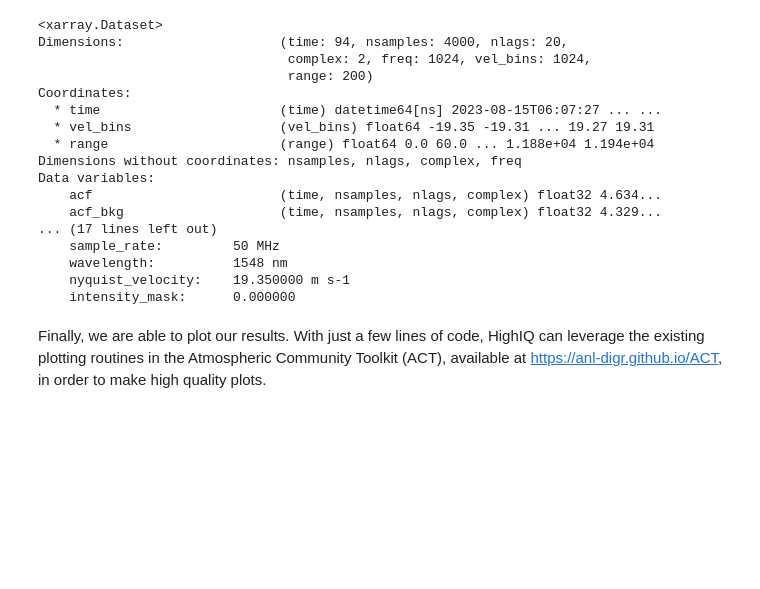
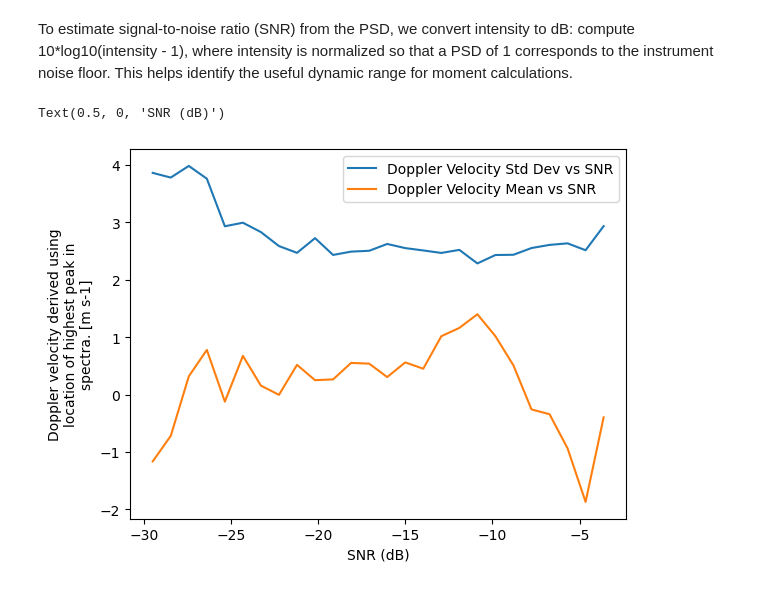
Before and after one commit to rcjackson/HighIQ, a Jupyter notebook: notebooks/HighIQ example notebook.ipynb, the cells around one changed output. Cells and saved outputs as stored; diff of their text form; code cells hidden in the pictures; blank space fills up the shorter version.

```diff
--- a/notebooks/HighIQ example notebook.ipynb
+++ b/notebooks/HighIQ example notebook.ipynb
@@ -122,24 +125,14 @@ The final step is to retrieve the lidar moments from the Doppler spectra. HighIQ
-# %%
-my_ds = highiq.calc.get_lidar_moments(ds)
-my_ds
-# %% [output]
-<xarray.Dataset>
-Dimensions:                    (time: 94, nsamples: 4000, nlags: 20,
-                                complex: 2, freq: 1024, vel_bins: 1024,
-                                range: 200)
-Coordinates:
-  * time                       (time) datetime64[ns] 2023-08-15T06:07:27 ... ...
-  * vel_bins                   (vel_bins) float64 -19.35 -19.31 ... 19.27 19.31
-  * range                      (range) float64 0.0 60.0 ... 1.188e+04 1.194e+04
-Dimensions without coordinates: nsamples, nlags, complex, freq
-Data variables:
-    acf                        (time, nsamples, nlags, complex) float32 4.634...
-    acf_bkg                    (time, nsamples, nlags, complex) float32 4.329...
-... (17 lines left out)
-    sample_rate:         50 MHz
-    wavelength:          1548 nm
-    nyquist_velocity:    19.350000 m s-1
-    intensity_mask:      0.000000
-# %% [markdown]
-Finally, we are able to plot our results. With just a few lines of code, HighIQ can leverage the existing plotting
-routines in the Atmospheric Community Toolkit (ACT), available at https://anl-digr.github.io/ACT, in order to make high quality plots.
+# %% [markdown]
+To estimate signal-to-noise ratio (SNR) from the PSD, we convert intensity to dB: compute 10*log10(intensity - 1), where intensity is normalized so that a PSD of 1 corresponds to the instrument noise floor. This helps identify the useful dynamic range for moment calculations.
+# %%
+ds["radial_velocity_max_peak"].groupby_bins(
+    np.log10(ds["intensity"] - 1) * 10, bins=np.linspace(-30, 0, 30)
+).std().plot(label="Doppler Velocity Std Dev vs SNR")
+ds["radial_velocity_max_peak"].groupby_bins(
+    np.log10(ds["intensity"] - 1) * 10, bins=np.linspace(-30, 0, 30)
+).mean().plot(label="Doppler Velocity Mean vs SNR")
+plt.legend()
+plt.xlabel("SNR (dB)")
+# %% [output]
+Text(0.5, 0, 'SNR (dB)')
+[figure, added]
```
Also changed, not shown: parts of 30 cells of this notebook, 27 other files.
